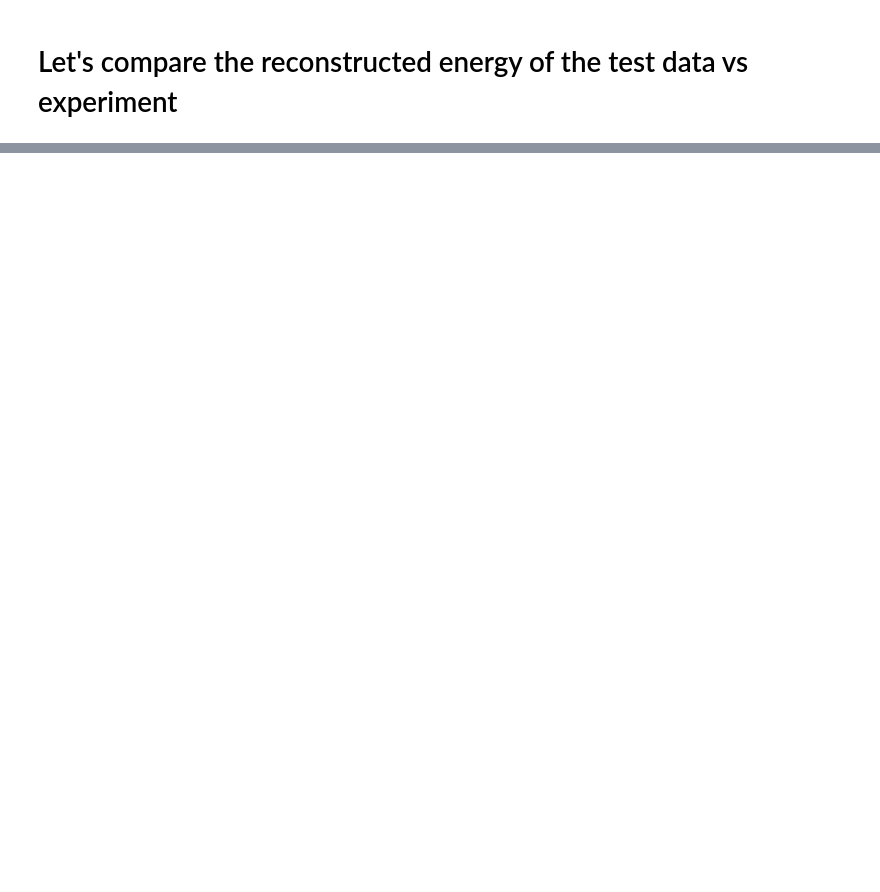
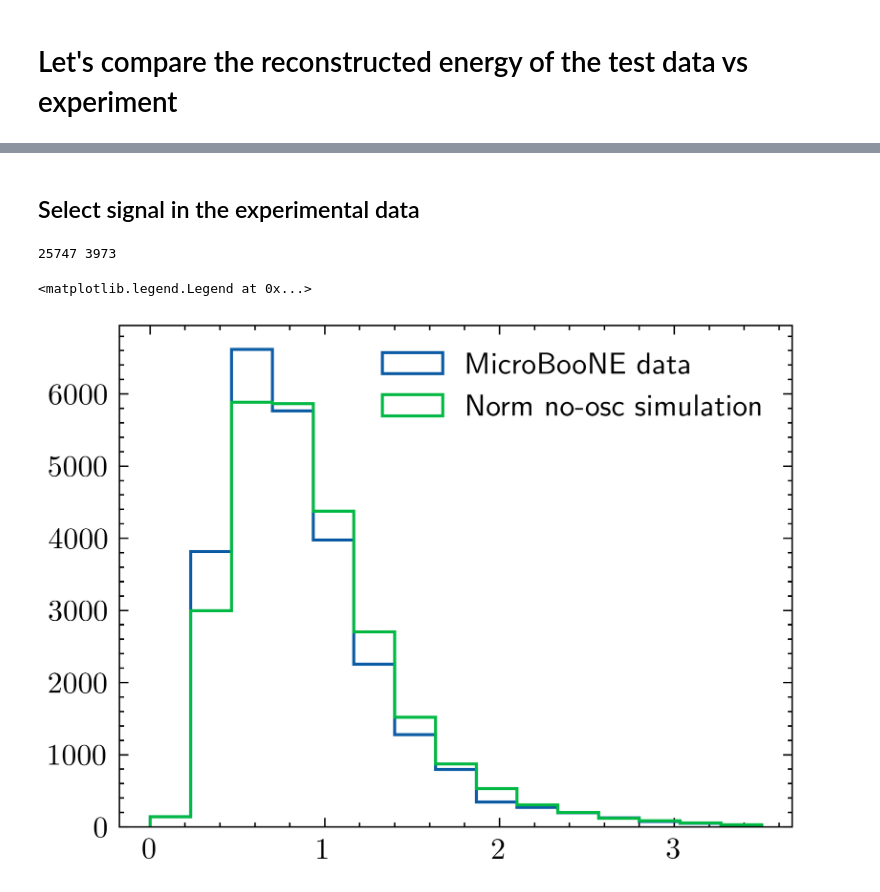
Before and after one commit to wnguyen1312/Neutrino-Oscillation, a Jupyter notebook: notebooks/ML Selection.ipynb, the cells around one changed output, grey strips where cells are left out. Drawn from its saved outputs; the diff is of its cells as text; code cells hidden in the pictures; blank space fills up the shorter version.

```diff
--- a/notebooks/ML Selection.ipynb
+++ b/notebooks/ML Selection.ipynb
@@ -376,0 +507,31 @@ Number of experimental events passing ML selection: 25868
+# %% [markdown]
+## Select signal in the experimental data
+# %%
+with open('../MicroBooNE/Data.pkl', 'rb') as infile:
+    data_exp = pickle.load(infile)
+
+for col in features:
+    data_exp[col] = pandas.to_numeric(data_exp[col], errors='coerce')
+
+exp_pass = data_exp[data_exp['Total energy'] < 10].copy()
+exp_pass['ML_score'] = model.predict_proba(exp_pass[features])[:, 1]
+
+signal_exp = exp_pass[exp_pass['ML_score'] > 0.5]
+background_exp = exp_pass[exp_pass['ML_score'] <= 0.5]
+
+print(len(signal_exp), len(background_exp))
+# %% [output]
+25747 3973
+# %%
+plt.figure(dpi=600, figsize=(4,3))
+
+N_exp  = len(signal_exp['Total energy'])
+N_sim  = no_osc_weight.sum()
+scale = N_exp / N_sim
+
+plot = plt.hist(signal_exp['Total energy'], bins=E_bin, histtype='step', label='MicroBooNE data')
+plot2 = plt.hist(no_osc_energy, bins=E_bin, histtype='step', weights=no_osc_weight*scale, label='Norm no-osc simulation')
+plt.legend()
+# %% [output]
+<matplotlib.legend.Legend at 0x...>
+[figure, added]
```
Also changed, not shown: parts of 21 cells of this notebook.
